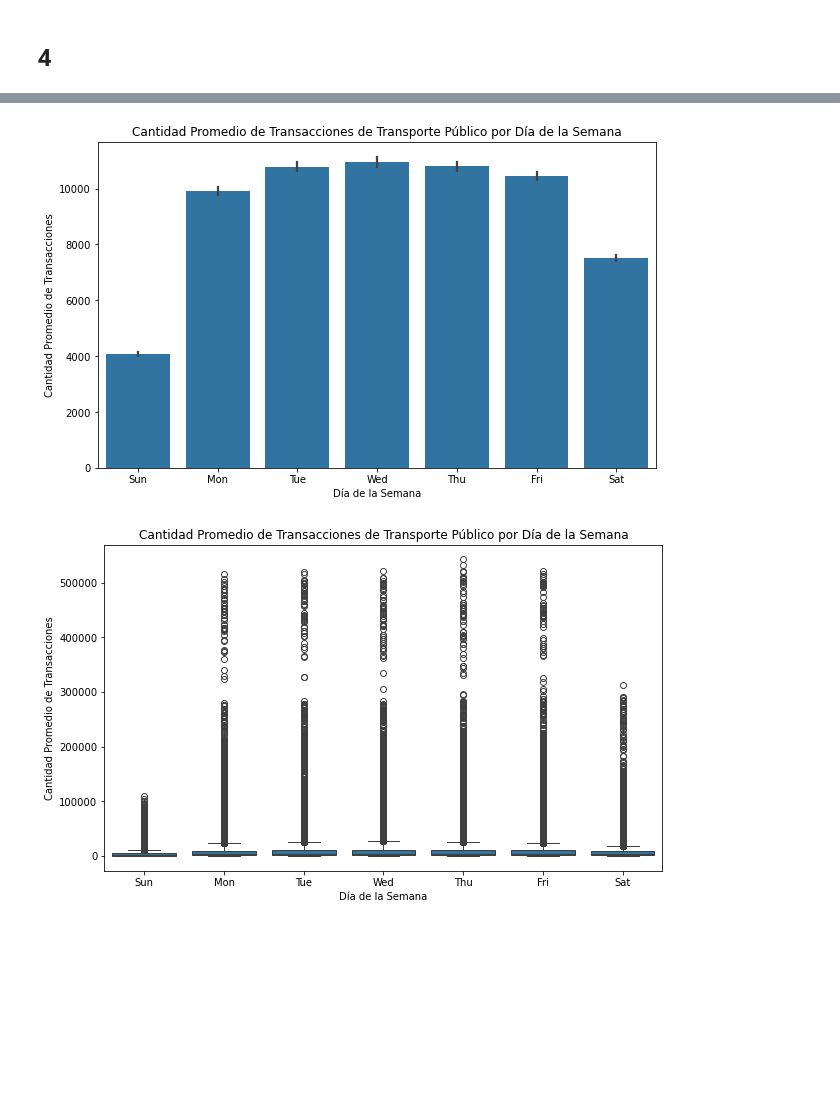
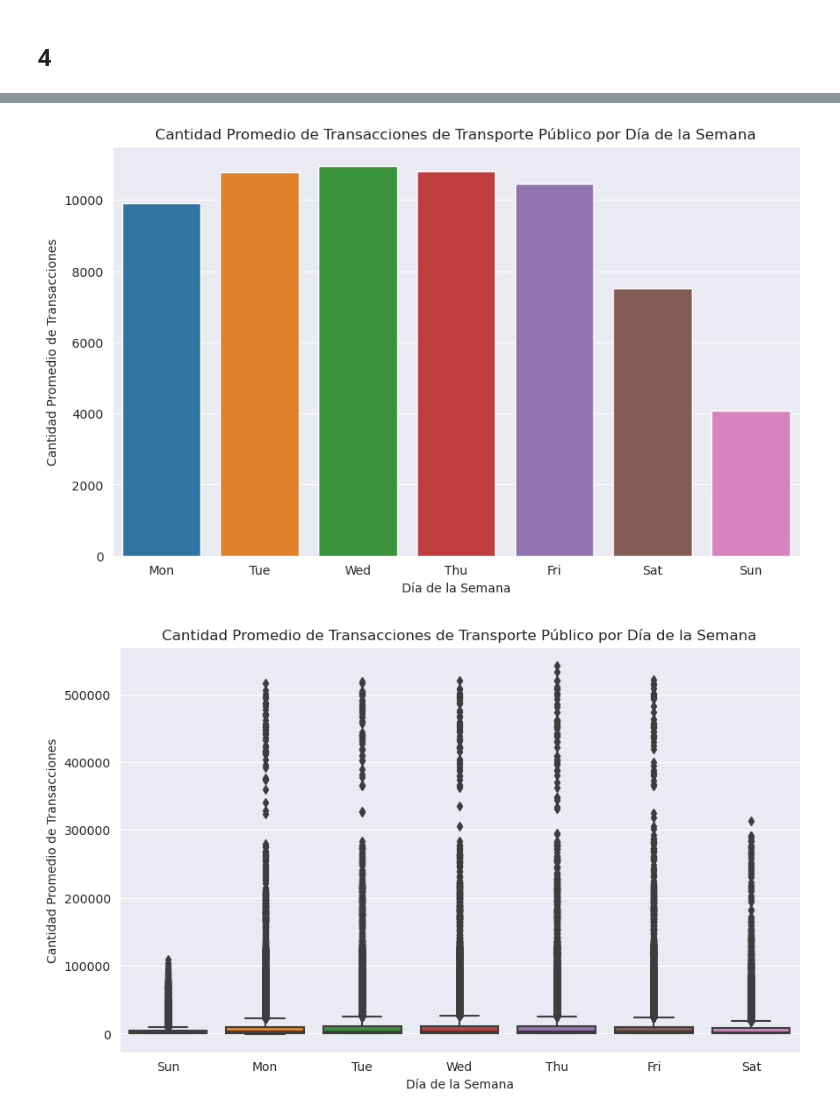
Before and after one commit to pedrobergaglio/transporte-publico-2023-ldd, a Jupyter notebook: tp1_sube2023.ipynb, the cells around one changed output, grey strips where cells are left out. Cells and saved outputs as stored; diff of their text form; code cells hidden in the pictures; blank space fills up the shorter version.

```diff
--- a/tp1_sube2023.ipynb
+++ b/tp1_sube2023.ipynb
@@ -99,5 +103,6 @@ ax.set_title('Proporción de pasajeros por tipo de transporte')
 ax.set_xlabel('Tipo de transporte')
 ax.set_ylabel('Proporción de pasajeros')
 
+sns.set_style("darkgrid")
 plt.show()
 # %% [output]
@@ -203,12 +183,11 @@ plt.show()
 # %%
 plt.figure(figsize=(10, 6))
 
-sns.barplot(data=sube_2023, x='DIA_TRANSPORTE', y='CANTIDAD')
-
+sns.barplot(data=sube_2023.groupby("DIA_TRANSPORTE")["CANTIDAD"].mean().reset_index(), x='DIA_TRANSPORTE', y='CANTIDAD',order=['Mon', 'Tue', 'Wed', 'Thu', 'Fri', 'Sat', 'Sun'])
 plt.title('Cantidad Promedio de Transacciones de Transporte Público por Día de la Semana')
 plt.xlabel('Día de la Semana')
 plt.ylabel('Cantidad Promedio de Transacciones')
-
+plt.ticklabel_format(style='plain', axis='y')
 plt.show()
 # %% [output]
-[figure, old version]
+[figure, new version]
@@ -223,4 +240,4 @@ plt.ylabel('Cantidad Promedio de Transacciones')
 
 plt.show()
 # %% [output]
-[figure, old version]
+[figure, new version]
```
Also changed, not shown: parts of 10 cells of this notebook, 1 other file.
